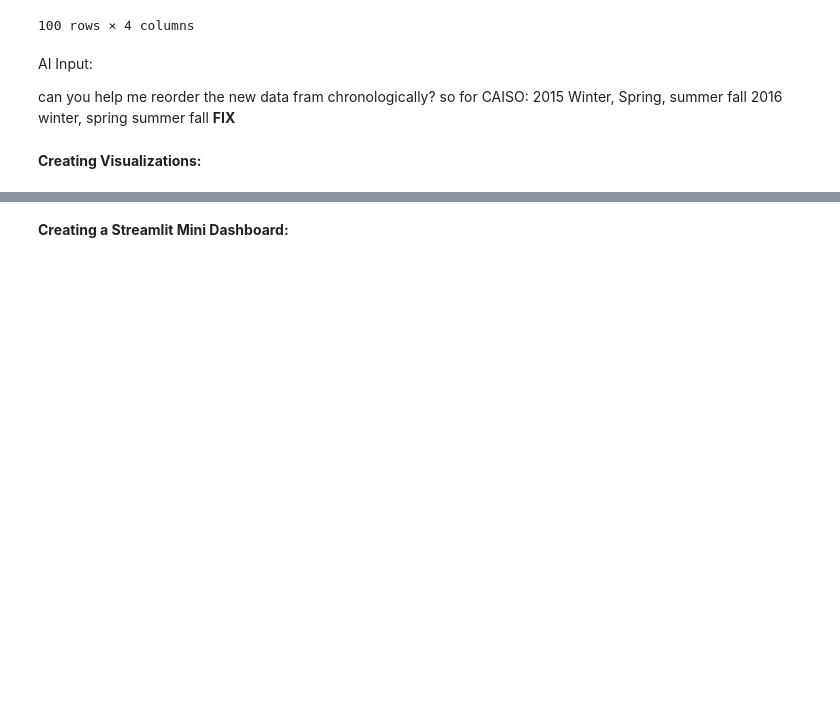
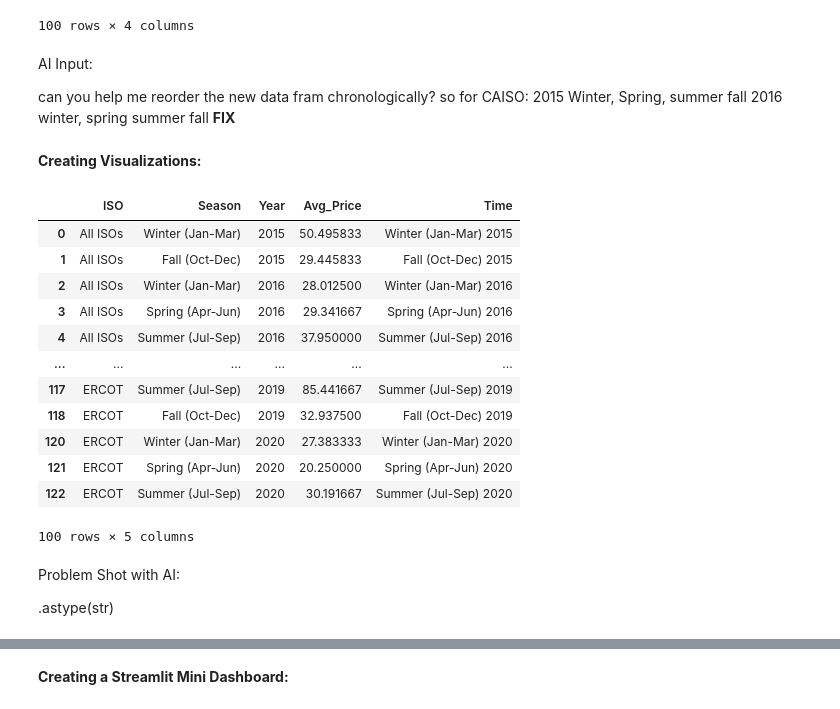
Before and after one commit to ellenwang995/final_project, a Jupyter notebook: PythonFinalAssignment_Draft.ipynb, the cells around one changed output, grey strips where cells are left out. Saved outputs shown, nothing was run; the diff lists cells and outputs as text; code cells hidden in the pictures; blank space fills up the shorter version.

```diff
--- a/PythonFinalAssignment_Draft.ipynb
+++ b/PythonFinalAssignment_Draft.ipynb
@@ -423,4 +423,24 @@ can you help me reorder the new data fram chronologically? so for CAISO: 2015 Wi
 **Creating Visualizations:**
 # %%
 #before we can create a line graph, we need to consolidate a variable for date
-ISOprice_df['Time'] = ISOprice_df['year'].astype(str) + ' ' + iso_data['season']
+season_avg['Time'] = season_avg['Season'].astype(str) + ' ' + season_avg['Year'].astype(str)
+
+season_avg.head(100)
+# %% [output]
+|  | ISO | Season | Year | Avg_Price | Time |
+| 0 | All ISOs | Winter (Jan-Mar) | 2015 | 50.495833 | Winter (Jan-Mar) 2015 |
+| 1 | All ISOs | Fall (Oct-Dec) | 2015 | 29.445833 | Fall (Oct-Dec) 2015 |
+| 2 | All ISOs | Winter (Jan-Mar) | 2016 | 28.012500 | Winter (Jan-Mar) 2016 |
+| 3 | All ISOs | Spring (Apr-Jun) | 2016 | 29.341667 | Spring (Apr-Jun) 2016 |
+| 4 | All ISOs | Summer (Jul-Sep) | 2016 | 37.950000 | Summer (Jul-Sep) 2016 |
+| ... | ... | ... | ... | ... | ... |
+| 117 | ERCOT | Summer (Jul-Sep) | 2019 | 85.441667 | Summer (Jul-Sep) 2019 |
+| 118 | ERCOT | Fall (Oct-Dec) | 2019 | 32.937500 | Fall (Oct-Dec) 2019 |
+| 120 | ERCOT | Winter (Jan-Mar) | 2020 | 27.383333 | Winter (Jan-Mar) 2020 |
+| 121 | ERCOT | Spring (Apr-Jun) | 2020 | 20.250000 | Spring (Apr-Jun) 2020 |
+| 122 | ERCOT | Summer (Jul-Sep) | 2020 | 30.191667 | Summer (Jul-Sep) 2020 |
+100 rows × 5 columns
+# %% [markdown]
+Problem Shot with AI:
+
+.astype(str)
```
Also changed, not shown: parts of 2 cells of this notebook.
